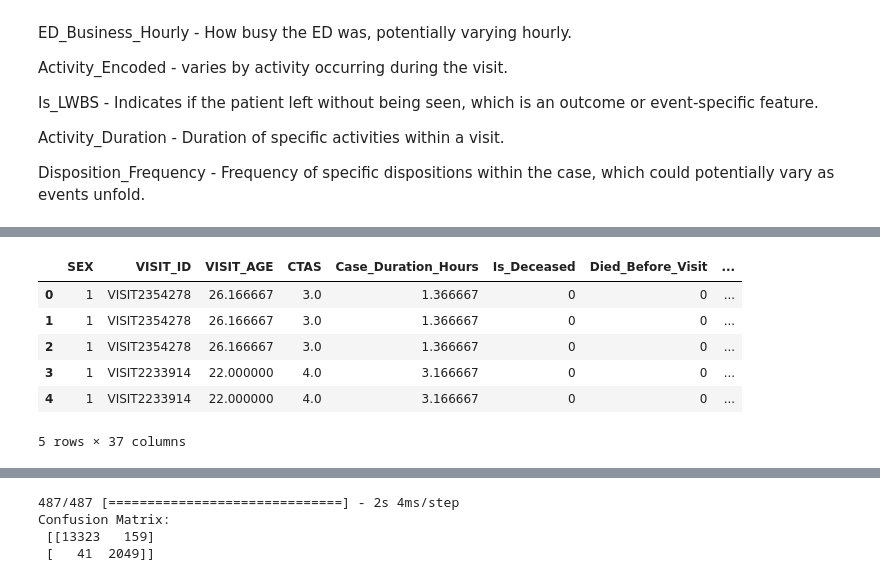
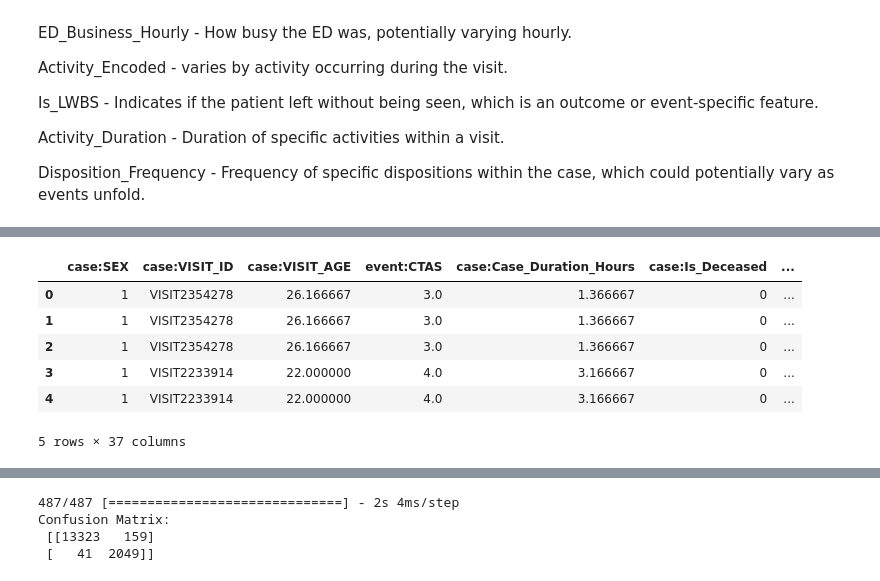
Before and after one commit to clariss95/Enhancing_XAI_MUN, a Jupyter notebook: deep_learning_model.ipynb, the cells around one changed output, grey strips where cells are left out. Cells and saved outputs as stored; diff of their text form; code cells hidden in the pictures.

```diff
--- a/deep_learning_model.ipynb
+++ b/deep_learning_model.ipynb
@@ -89,13 +157,13 @@ Disposition_Frequency - Frequency of specific dispositions within the case, whic
 # %%
 # Dropping the 'SID' column from the DataFrame
-df_event_log_dl = df_event_log_dl.drop('SID', axis=1)
+df_event_log_dl = df_event_log_dl.drop('case:SID', axis=1)
 
 df_event_log_dl.head()
 # %% [output]
-|  | SEX | VISIT_ID | VISIT_AGE | CTAS | Case_Duration_Hours | Is_Deceased | Died_Before_Visit | ... |
-| 0 | 1 | VISIT2354278 | 26.166667 | 3.0 | 1.366667 | 0 | 0 | ... |
-| 1 | 1 | VISIT2354278 | 26.166667 | 3.0 | 1.366667 | 0 | 0 | ... |
-| 2 | 1 | VISIT2354278 | 26.166667 | 3.0 | 1.366667 | 0 | 0 | ... |
-| 3 | 1 | VISIT2233914 | 22.000000 | 4.0 | 3.166667 | 0 | 0 | ... |
-| 4 | 1 | VISIT2233914 | 22.000000 | 4.0 | 3.166667 | 0 | 0 | ... |
+|  | case:SEX | case:VISIT_ID | case:VISIT_AGE | event:CTAS | case:Case_Duration_Hours | case:Is_Deceased | ... |
+| 0 | 1 | VISIT2354278 | 26.166667 | 3.0 | 1.366667 | 0 | ... |
+| 1 | 1 | VISIT2354278 | 26.166667 | 3.0 | 1.366667 | 0 | ... |
+| 2 | 1 | VISIT2354278 | 26.166667 | 3.0 | 1.366667 | 0 | ... |
+| 3 | 1 | VISIT2233914 | 22.000000 | 4.0 | 3.166667 | 0 | ... |
+| 4 | 1 | VISIT2233914 | 22.000000 | 4.0 | 3.166667 | 0 | ... |
 5 rows × 37 columns
```
Also changed, not shown: parts of 8 cells of this notebook.
